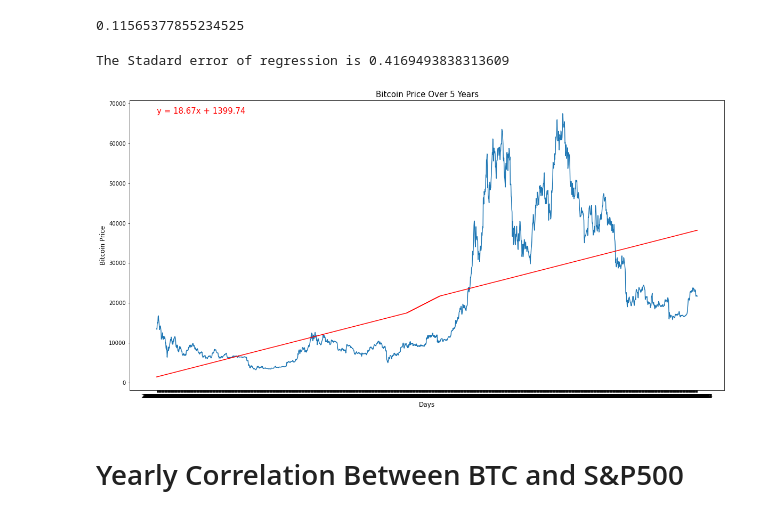
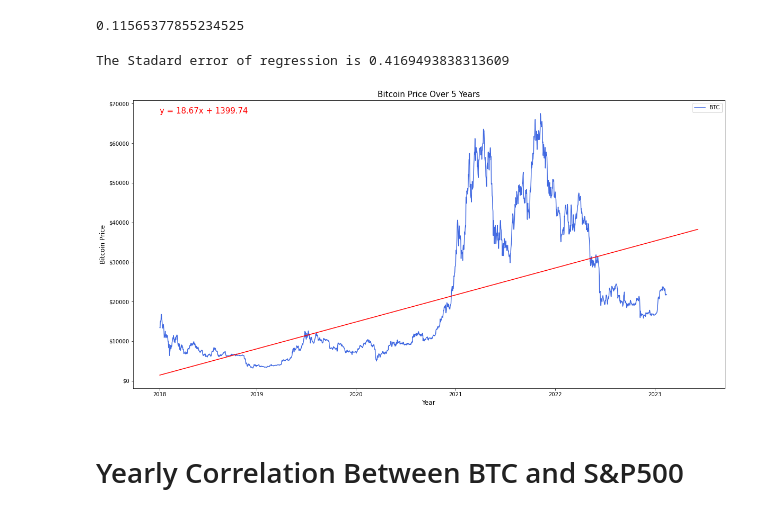
Before and after one commit to SMKSmith/Project1, a Jupyter notebook: visualizations.ipynb, the cells around one changed output. Drawn from its saved outputs; the diff is of its cells as text; code cells hidden in the pictures.

```diff
--- a/visualizations.ipynb
+++ b/visualizations.ipynb
@@ -460,27 +467,52 @@ mean_5yr
 # %%
 #Plot bitcoin 5 year price
 x_values = btc_5yr_df.index
 y_values = btc_5yr_df["close"]
 
 
 plt.figure(figsize = (20,10))
-plt.plot(btc_5yr_df["date"],y_values)
+plt.plot(btc_5yr_df["date"],y_values, color = "royalblue", label = "BTC")
+plt.gca().yaxis.set_major_formatter(ticker.FormatStrFormatter('$%d'))
+
+labels = []
+ticks = []
+
+prev = pd.Timestamp(btc_5yr_df['date'][0])
+prev_year = 0 ##
+count = 0
+
+for row in btc_5yr_df['date']: ##
+
+    date = pd.Timestamp(row)
+    year = date.year
+
+    if year != prev_year:
+        labels.append(year)
+        ticks.append(row)
+
+    prev_year = year
+
+plt.xticks(ticks, labels = labels)
 
 slope, interception, r_value, p_value, std_err = st.linregress(x_values, y_values)
 
 line_eq = x_values * slope + interception
-plt.plot(btc_5yr_df["date"], line_eq, color = 'r')
+plt.plot(x_values, line_eq, color = 'r')
+
 line_equation = f"y = {round(slope,2)}x + {round(interception,2)}"
 plt.annotate(line_equation,(min(x_values),max(y_values)),fontsize = 15, color = 'red')
+
 plt.title("Bitcoin Price Over 5 Years", size = 15)
-plt.xlabel("Days", size = 12)
+plt.xlabel("Year", size = 12)
 plt.ylabel("Bitcoin Price", size = 12)
+plt.legend(loc = 'best')
+
 print(f"The Stadard error of regression is {r_value ** 2}")
 #     plt.grid()
 plt.show()
 # %% [output]
 The Stadard error of regression is 0.4169493838313609
-[figure, old version]
+[figure, new version]
 # %%
 y_values = btc_5yr_df["daily change (%)"]
 # %% [markdown]
```
Also changed, not shown: parts of 19 cells of this notebook, 10 other files.
